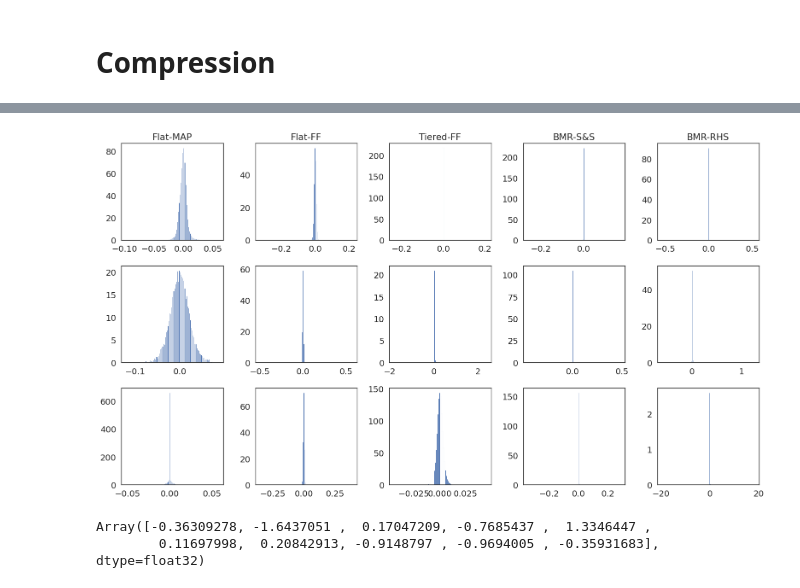
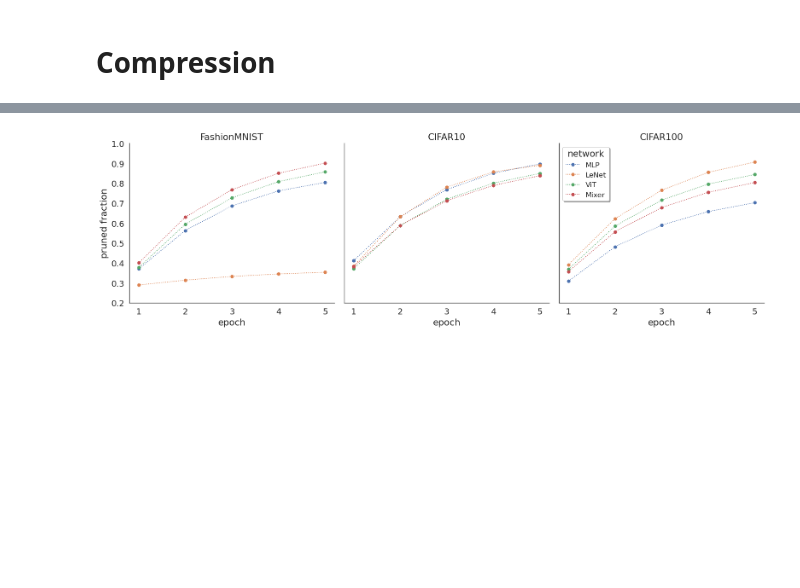
Before and after one commit to dimarkov/bmr4pml, a Jupyter notebook: notebooks/plot_comparison_results.ipynb, the cells around one changed output, grey strips where cells are left out. Cells and saved outputs as stored; diff of their text form; code cells hidden in the pictures; blank space fills up the shorter version.

```diff
--- a/notebooks/plot_comparison_results.ipynb
+++ b/notebooks/plot_comparison_results.ipynb
@@ -166,30 +125,0 @@ fig.tight_layout()
-# %%
-fig, axes = plt.subplots(3, 5, figsize=(16, 9), sharex=False, sharey=False)
-
-### mlp ###
-l = 0
-for key, ax in zip(fm_results['mlp'], axes[0]):
-
-    weights = jnp.ravel(fm_results['mlp'][key]['samples'][f'layer{l}.weight'].mean(0))
-    ax.hist(weights, bins=100, density=True)
-    ax.set_title(key)
-
-### lenet ###
-l = 3
-for key, ax in zip(fm_results['lenet'], axes[1]):
-
-    weights = jnp.ravel(fm_results['lenet'][key]['samples'][f'layer{l}.weight'].mean(0))
-    ax.hist(weights, bins=100, density=True)
-
-
-### vit ###
-l = 3
-for key, ax in zip(fm_results['vit'], axes[2]):
-
-    weights = jnp.ravel(fm_results['vit'][key]['samples'][f'layer{l}.weight'].mean(0))
-    ax.hist(weights, bins=100, density=True)
-
-
-fig.tight_layout()
-# %% [output]
-[figure, removed]
@@ -213,5 +126,19 @@ nnet = VisionTransformer(
-# %%
-nnet(jnp.zeros((1, 32, 32)), key=jr.PRNGKey(0))
-# %% [output]
-Array([-0.36309278, -1.6437051 ,  0.17047209, -0.7685437 ,  1.3346447 ,
-        0.11697998,  0.20842913, -0.9148797 , -0.9694005 , -0.35931683],      dtype=float32)
+# %%
+fig, axes = plt.subplots(1, 3, figsize=(16, 5), sharex=True, sharey=True)
+
+datasets = [fm_results, c10_results, c100_results]
+for i, ax in enumerate(axes):
+    plot_compression(datasets[i], num_epochs, axes[i]);
+
+axes[0].set_ylabel('pruned fraction')
+axes[0].set_title('FashionMNIST')
+axes[1].set_title('CIFAR10')
+axes[2].set_title('CIFAR100')
+
+axes[-1].legend(loc=0, fancybox=True, shadow=True, title='network', fontsize=12)
+
+fig.tight_layout()
+sns.despine(fig)
+fig.savefig('Fig2.pdf', bbox_inches='tight', transparent=True, dpi=300)
+# %% [output]
+[figure, added]
```
Also changed, not shown: parts of 14 cells of this notebook, 1 other file.
